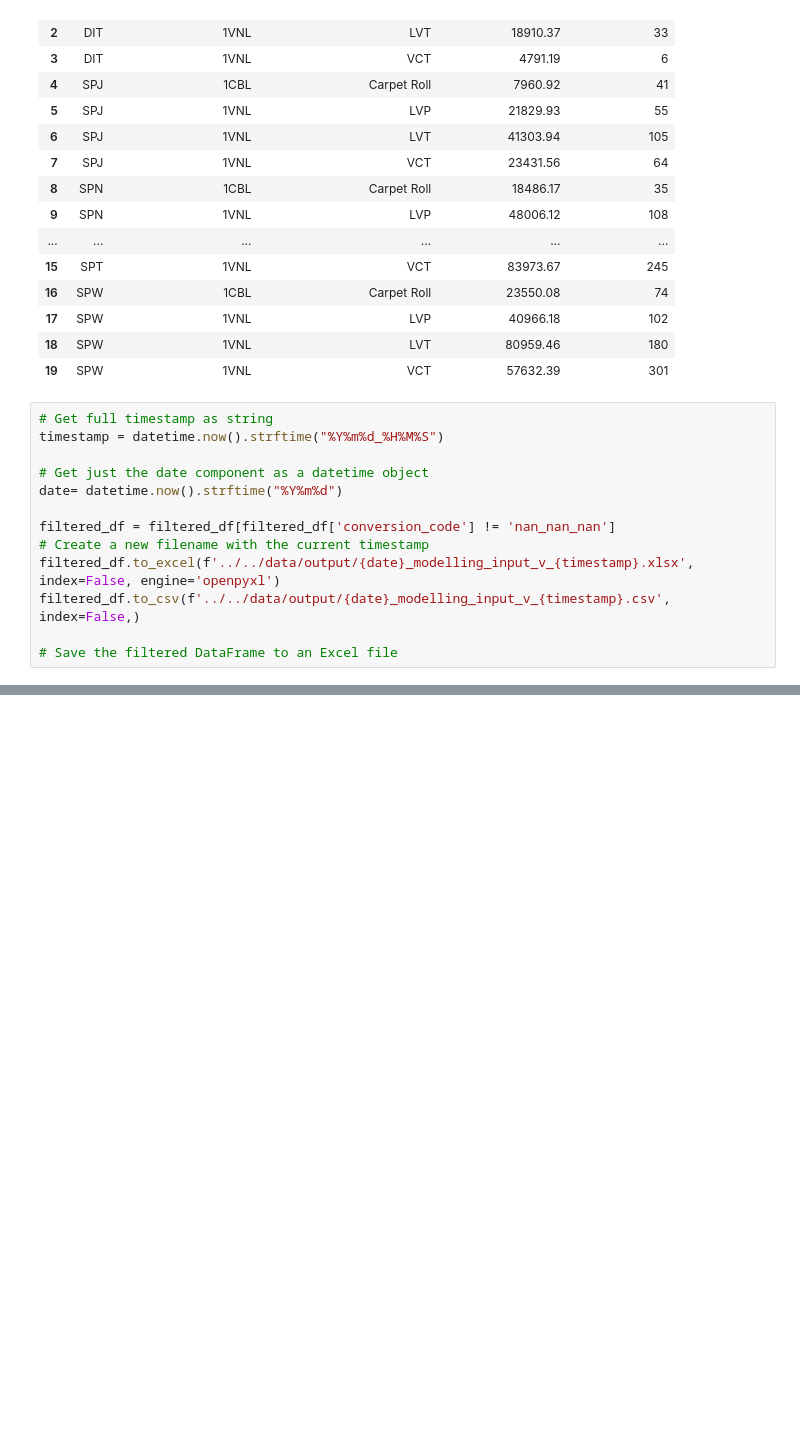
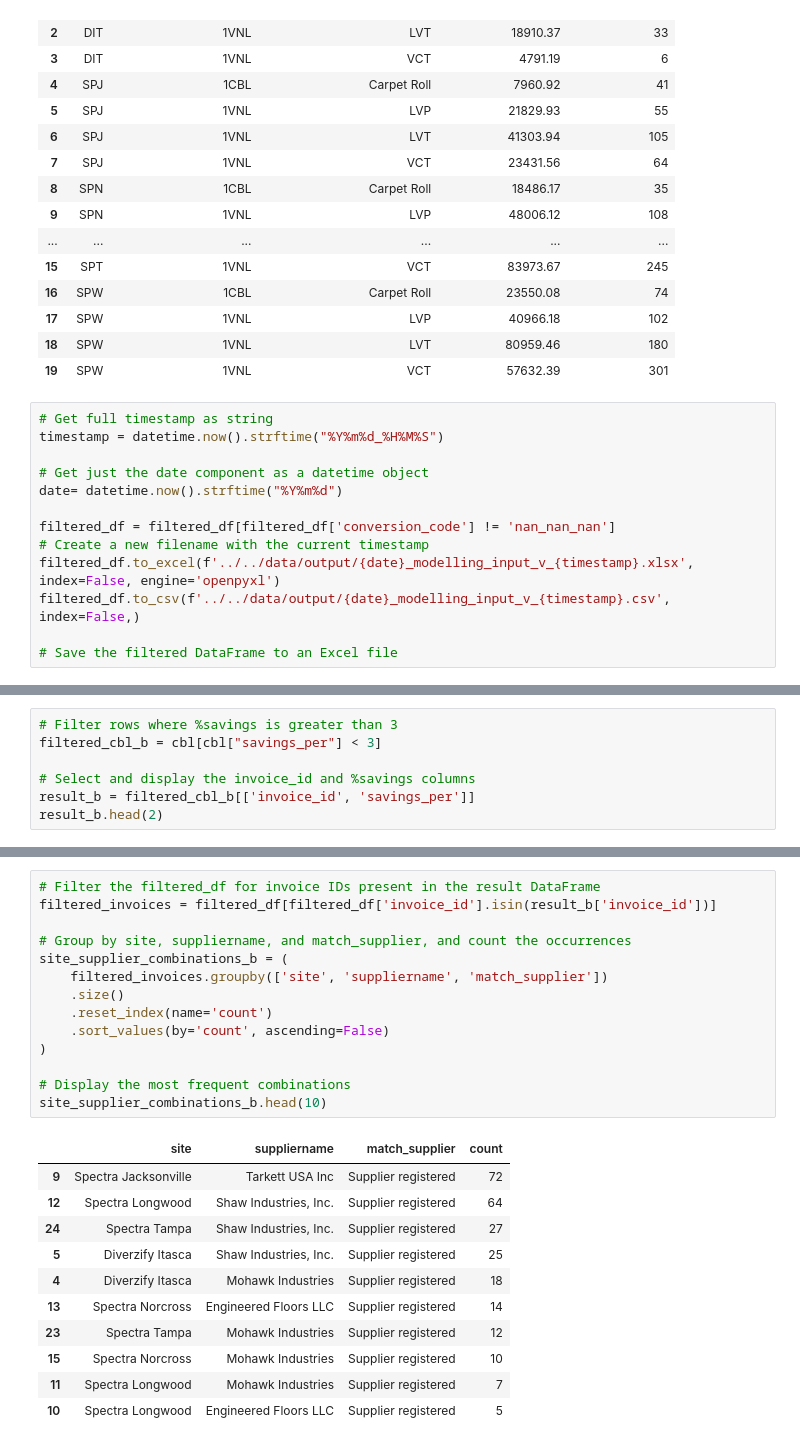
Before and after one commit to Zhuwaki/diverzify_freight_analysis, a Jupyter notebook: notebooks/karabo/nigel_karabo_14042025_project_analysis_v1.ipynb, the cells around one changed output, grey strips where cells are left out. Cells and saved outputs as stored; diff of their text form; blank space fills up the shorter version.

```diff
--- a/notebooks/karabo/nigel_karabo_14042025_project_analysis_v1.ipynb
+++ b/notebooks/karabo/nigel_karabo_14042025_project_analysis_v1.ipynb
@@ -567,0 +725,7 @@ filtered_df.to_csv(f'../../data/output/{date}_modelling_input_v_{timestamp}.csv'
+# %%
+# Filter rows where %savings is greater than 3
+filtered_cbl_b = cbl[cbl["savings_per"] < 3]
+
+# Select and display the invoice_id and %savings columns
+result_b = filtered_cbl_b[['invoice_id', 'savings_per']]
+result_b.head(2)
@@ -567,0 +762,26 @@ filtered_df.to_csv(f'../../data/output/{date}_modelling_input_v_{timestamp}.csv'
+# %%
+# Filter the filtered_df for invoice IDs present in the result DataFrame
+filtered_invoices = filtered_df[filtered_df['invoice_id'].isin(result_b['invoice_id'])]
+
+# Group by site, suppliername, and match_supplier, and count the occurrences
+site_supplier_combinations_b = (
+    filtered_invoices.groupby(['site', 'suppliername', 'match_supplier'])
+    .size()
+    .reset_index(name='count')
+    .sort_values(by='count', ascending=False)
+)
+
+# Display the most frequent combinations
+site_supplier_combinations_b.head(10)
+# %% [output]
+|  | site | suppliername | match_supplier | count |
+| 9 | Spectra Jacksonville | Tarkett USA Inc | Supplier registered | 72 |
+| 12 | Spectra Longwood | Shaw Industries, Inc. | Supplier registered | 64 |
+| 24 | Spectra Tampa | Shaw Industries, Inc. | Supplier registered | 27 |
+| 5 | Diverzify Itasca | Shaw Industries, Inc. | Supplier registered | 25 |
+| 4 | Diverzify Itasca | Mohawk Industries | Supplier registered | 18 |
+| 13 | Spectra Norcross | Engineered Floors LLC | Supplier registered | 14 |
+| 23 | Spectra Tampa | Mohawk Industries | Supplier registered | 12 |
+| 15 | Spectra Norcross | Mohawk Industries | Supplier registered | 10 |
+| 11 | Spectra Longwood | Mohawk Industries | Supplier registered | 7 |
+| 10 | Spectra Longwood | Engineered Floors LLC | Supplier registered | 5 |
```
Also changed, not shown: parts of 21 cells of this notebook, 3 other files.
